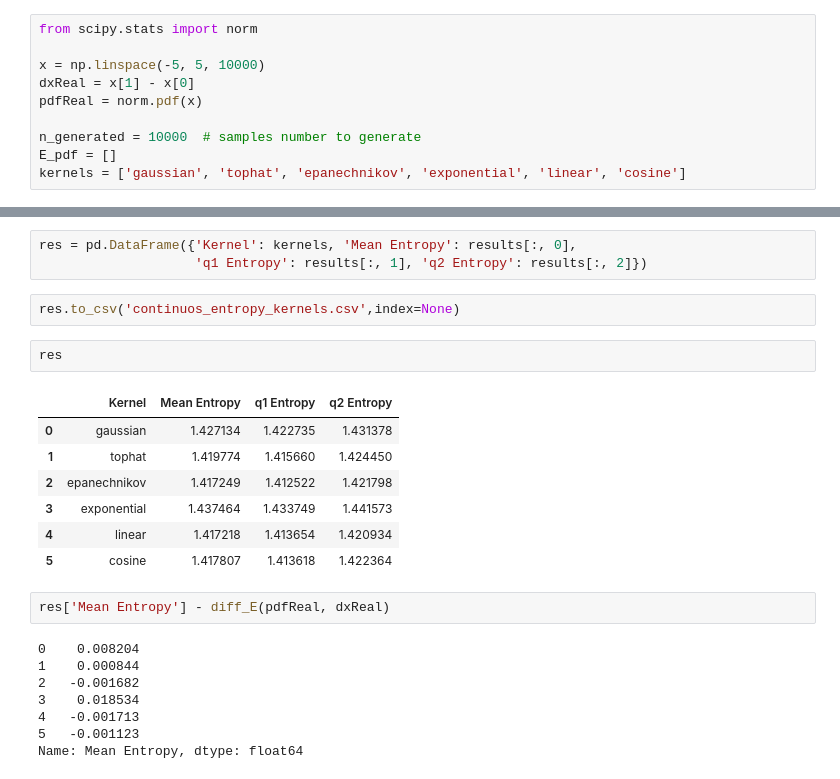
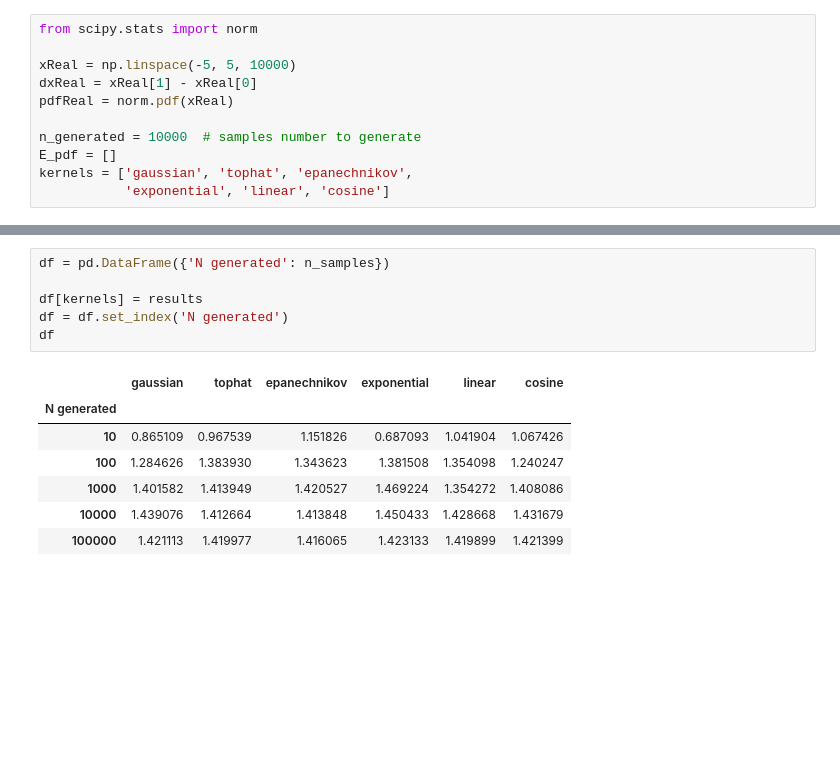
Before and after one commit to BleakHeart/Information-Theory, a Jupyter notebook: prova_kde.ipynb, the cells around one changed output, grey strips where cells are left out. Saved outputs shown, nothing was run; the diff lists cells and outputs as text; blank space fills up the shorter version.

```diff
--- a/prova_kde.ipynb
+++ b/prova_kde.ipynb
@@ -27,11 +28,12 @@ plt.plot(np.linspace(df.sepal_width.min(), df.sepal_width.max(), 1000), points)
 # %%
 from scipy.stats import norm
 
-x = np.linspace(-5, 5, 10000)
-dxReal = x[1] - x[0]
-pdfReal = norm.pdf(x)
+xReal = np.linspace(-5, 5, 10000)
+dxReal = xReal[1] - xReal[0]
+pdfReal = norm.pdf(xReal)
 
 n_generated = 10000  # samples number to generate
 E_pdf = []
-kernels = ['gaussian', 'tophat', 'epanechnikov', 'exponential', 'linear', 'cosine']
+kernels = ['gaussian', 'tophat', 'epanechnikov',
+           'exponential', 'linear', 'cosine']
 # %%
@@ -69,25 +59,14 @@ array([[1.42713435, 1.42273533, 1.43137792],
-# %%
-res = pd.DataFrame({'Kernel': kernels, 'Mean Entropy': results[:, 0],
-                    'q1 Entropy': results[:, 1], 'q2 Entropy': results[:, 2]})
-# %%
-res.to_csv('continuos_entropy_kernels.csv',index=None)
-# %%
-res
-# %% [output]
-|  | Kernel | Mean Entropy | q1 Entropy | q2 Entropy |
-| 0 | gaussian | 1.427134 | 1.422735 | 1.431378 |
-| 1 | tophat | 1.419774 | 1.415660 | 1.424450 |
-| 2 | epanechnikov | 1.417249 | 1.412522 | 1.421798 |
-| 3 | exponential | 1.437464 | 1.433749 | 1.441573 |
-| 4 | linear | 1.417218 | 1.413654 | 1.420934 |
-| 5 | cosine | 1.417807 | 1.413618 | 1.422364 |
-# %%
-res['Mean Entropy'] - diff_E(pdfReal, dxReal)
-# %% [output]
-0    0.008204
-1    0.000844
-2   -0.001682
-3    0.018534
-4   -0.001713
-5   -0.001123
-Name: Mean Entropy, dtype: float64
+# %%
+df = pd.DataFrame({'N generated': n_samples})
+
+df[kernels] = results
+df = df.set_index('N generated')
+df
+# %% [output]
+|  | gaussian | tophat | epanechnikov | exponential | linear | cosine |
+| N generated |  |  |  |  |  |  |
+| 10 | 0.865109 | 0.967539 | 1.151826 | 0.687093 | 1.041904 | 1.067426 |
+| 100 | 1.284626 | 1.383930 | 1.343623 | 1.381508 | 1.354098 | 1.240247 |
+| 1000 | 1.401582 | 1.413949 | 1.420527 | 1.469224 | 1.354272 | 1.408086 |
+| 10000 | 1.439076 | 1.412664 | 1.413848 | 1.450433 | 1.428668 | 1.431679 |
+| 100000 | 1.421113 | 1.419977 | 1.416065 | 1.423133 | 1.419899 | 1.421399 |
```
Also changed, not shown: parts of 6 cells of this notebook, 9 other files.
